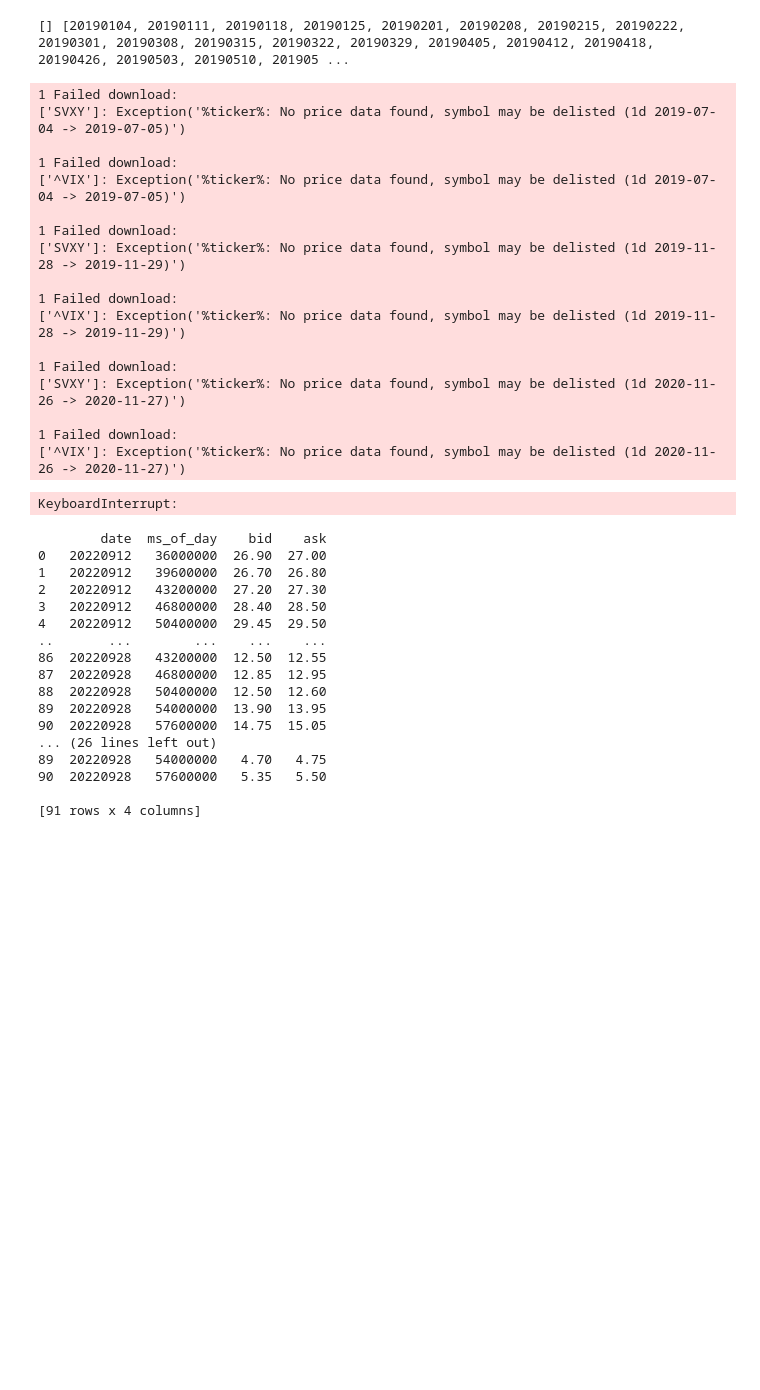
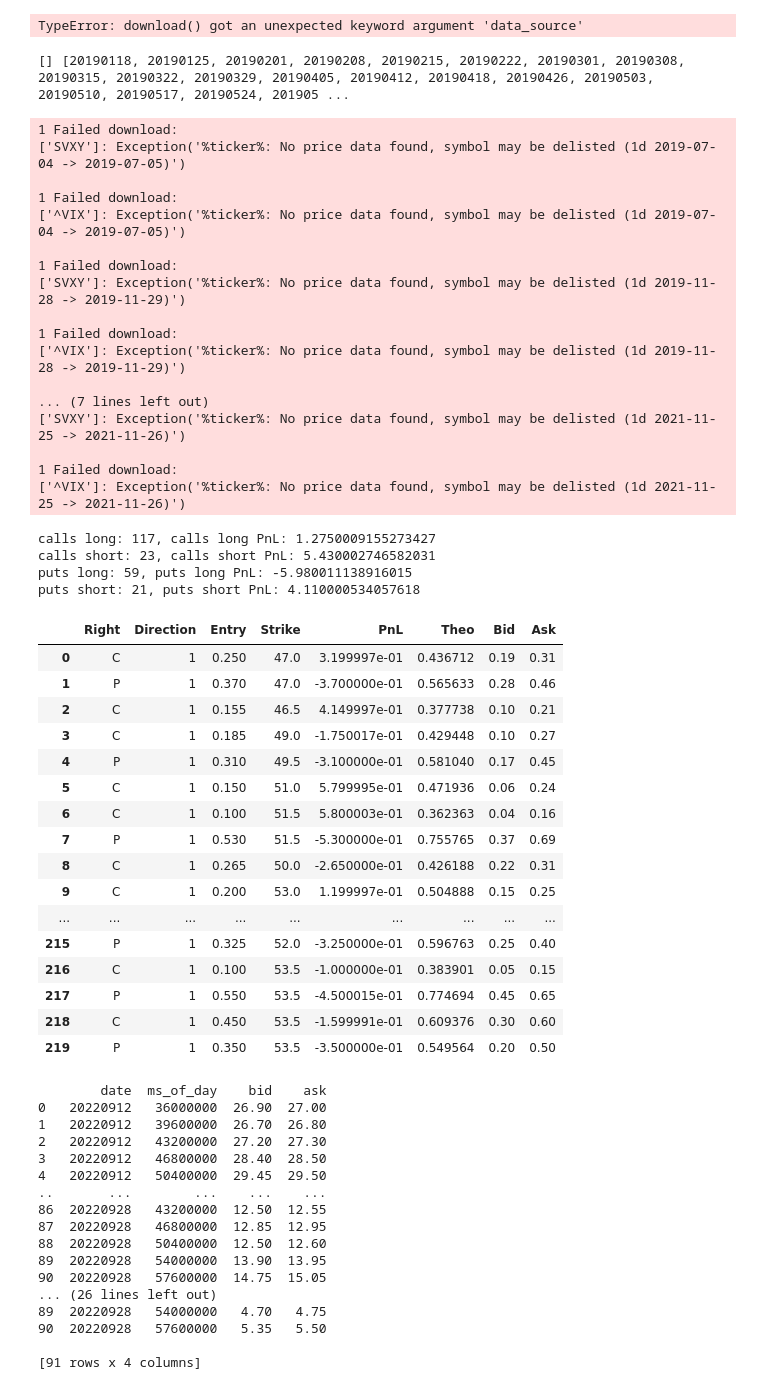
Before and after one commit to xjonwang/gt-trading-club-vix-skew, a Jupyter notebook: roots.ipynb, the cells around one changed output. Cells and saved outputs as stored; diff of their text form; code cells hidden in the pictures; blank space fills up the shorter version.

```diff
--- a/roots.ipynb
+++ b/roots.ipynb
@@ -18,3 +18,6 @@ import matplotlib.pyplot as plt
 
 import warnings
 warnings.filterwarnings("ignore")
+
+pd.set_option('display.max_rows', None)
+pd.set_option('display.max_columns', None)
@@ -21,5 +32,5 @@ warnings.filterwarnings("ignore")
 # %%
-url = 'http://127.0.0.1:25510/v2/list/roots?sec=STOCK'
+url = 'http://127.0.0.1:25510/v2/list/roots/option'
 headers = {'Accept': 'application/json'}
 
 response = requests.get(url, headers=headers)
@@ -53,7 +63,7 @@ class Right(Enum):
 # %%
 class ThetaDataAPI:
     def __init__(self):
-        self.base_url = 'http://127.0.0.1:25510/'
+        self.base_url = 'http://127.0.0.1:25510/v2/'
 
     def _get_req(self, url: str, headers: dict, params: dict=None):
         response = requests.get(url, headers=headers, params=params)
@@ -517,3 +555,8 @@ gmm = GMM(root="SVXY", start_date=dt.date(2013, 1, 1))
+# %%
+stock = pdr.DataReader('AAPL', data_source='yahoo', start='2001-01-01', end='2023-01-12')
+stock.earnings_dates
+# %% [output]
+TypeError: download() got an unexpected keyword argument 'data_source'
 # %%
 class Engine:
     def __init__(self, root: str, start_date: dt.date):
@@ -528,25 +571,28 @@ class Engine:
         self.trades = []
         self.spot_price = pdr.get_data_yahoo([root], start_date, dt.date.today(), progress=False)['Adj Close']
 
-    def pnl_option_to_expiry(self, entry: float, strike: float, exp: dt.date, right: Right, direction: int):
+    def pnl_option_to_expiry(self, entry: float, strike: float, exp: dt.date, right: Right, direction: int, theo: float, bid: float, ask: float):
         """
         Update backtest PnL with new option held-to-expiry trade
         """
-        self.trades.append([right.value, direction, entry, strike, self.spot_price[exp.strftime('%Y-%m-%d')]])
         if right==right.CALL:
             if direction==1:
                 self.calls_long += 1
                 self.calls_long_pnl += max(self.spot_price[exp.strftime("%Y-%m-%d")] - strike, 0) - entry
+                self.trades.append([right.value, direction, entry, strike, max(self.spot_price[exp.strftime("%Y-%m-%d")] - strike, 0) - entry, theo, bid, ask])
             else:
                 self.calls_short += 1
                 self.calls_short_pnl += entry - max(self.spot_price[exp.strftime("%Y-%m-%d")] - strike, 0)
+                self.trades.append([right.value, direction, entry, strike, entry - max(self.spot_price[exp.strftime("%Y-%m-%d")] - strike, 0), theo, bid, ask])
         else:
             if direction==1:
                 self.puts_long += 1
                 self.puts_long_pnl += max(strike - self.spot_price[exp.strftime("%Y-%m-%d")], 0) - entry
+                self.trades.append([right.value, direction, entry, strike, max(strike - self.spot_price[exp.strftime("%Y-%m-%d")], 0) - entry, theo, bid, ask])
             else:
                 self.puts_short += 1
                 self.puts_short_pnl += entry - max(strike - self.spot_price[exp.strftime("%Y-%m-%d")], 0)
+                self.trades.append([right.value, direction, entry, strike, entry - max(strike - self.spot_price[exp.strftime("%Y-%m-%d")], 0), theo, bid, ask])
 
     def print_pnl(self):
         print(f"calls long: {self.calls_long}, calls long PnL: {self.calls_long_pnl}")
@@ -555,7 +601,7 @@ class Engine:
         print(f"puts short: {self.puts_short}, puts short PnL: {self.puts_short_pnl}")
 
     def get_trades(self):
-        return pd.DataFrame(self.trades, columns=["Right", "Direction", "Entry", "Strike", "Spot at Expiry"])
+        return pd.DataFrame(self.trades, columns=["Right", "Direction", "Entry", "Strike", "PnL", "Theo", "Bid", "Ask"])
 # %%
 # backtesting framework - SVIX and SVXY
 flag = False
@@ -606,44 +652,66 @@ for exp, start_date in zip(svxy_expirations, svxy_start_dates):
         chain_put = wrapper_client.get_chain_over_time(root="SVXY", exp=exp, strike=strike_price, right=Right.PUT, ivl=3600000, start_date=start_date, end_date=start_date)
     except:
         continue
 
     last_call = chain_call.iloc[-1]
     last_put = chain_put.iloc[-1]
 
-    call_signal = svxy_model.signal(strike=K, spot=spot_price, bid=last_call["bid"], ask=last_call["ask"], right=Right.CALL, spot_vix=spot_vix)
-    put_signal = svxy_model.signal(strike=K, spot=spot_price, bid=last_put["bid"], ask=last_put["ask"], right=Right.PUT, spot_vix=spot_vix)
+    call_signal, call_theo = svxy_model.signal(strike=K, spot=spot_price, bid=last_call["bid"], ask=last_call["ask"], right=Right.CALL)
+    put_signal, put_theo = svxy_model.signal(strike=K, spot=spot_price, bid=last_put["bid"], ask=last_put["ask"], right=Right.PUT)
+    call_mid = (last_call["ask"] + last_call["bid"]) / 2
+    put_mid = (last_put["ask"] + last_put["bid"]) / 2
     if flag: print(f"SVXY {exp} {strike_price} {call_signal} {put_signal}")
     if call_signal == 1:
-        engine.pnl_option_to_expiry(entry=last_call["ask"], strike=K, exp=exp_datetime, right=Right.CALL, direction=1)
+        engine.pnl_option_to_expiry(entry=call_mid, strike=K, exp=exp_datetime, right=Right.CALL, direction=1, theo=call_theo, bid=last_call["bid"], ask=last_call["ask"])
     elif call_signal == -1:
-        engine.pnl_option_to_expiry(entry=last_call["bid"], strike=K, exp=exp_datetime, right=Right.CALL, direction=-1)
+        engine.pnl_option_to_expiry(entry=call_mid, strike=K, exp=exp_datetime, right=Right.CALL, direction=-1, theo=call_theo, bid=last_call["bid"], ask=last_call["ask"])
     if put_signal == 1:
-        engine.pnl_option_to_expiry(entry=last_put["ask"], strike=K, exp=exp_datetime, right=Right.PUT, direction=1)
+        engine.pnl_option_to_expiry(entry=put_mid, strike=K, exp=exp_datetime, right=Right.PUT, direction=1, theo=put_theo, bid=last_put["bid"], ask=last_put["ask"])
     elif put_signal == -1:
-        engine.pnl_option_to_expiry(entry=last_put["bid"], strike=K, exp=exp_datetime, right=Right.PUT, direction=-1)
+        engine.pnl_option_to_expiry(entry=put_mid, strike=K, exp=exp_datetime, right=Right.PUT, direction=-1, theo=put_theo, bid=last_put["bid"], ask=last_put["ask"])
 
 engine.print_pnl()
 engine.get_trades()
 # %% [output]
-[] [20190104, 20190111, 20190118, 20190125, 20190201, 20190208, 20190215, 20190222, 20190301, 20190308, 20190315, 20190322, 20190329, 20190405, 20190412, 20190418, 20190426, 20190503, 20190510, 201905 ...
+[] [20190118, 20190125, 20190201, 20190208, 20190215, 20190222, 20190301, 20190308, 20190315, 20190322, 20190329, 20190405, 20190412, 20190418, 20190426, 20190503, 20190510, 20190517, 20190524, 201905 ...
 1 Failed download:
 ['SVXY']: Exception('%ticker%: No price data found, symbol may be delisted (1d 2019-07-04 -> 2019-07-05)')
 
 1 Failed download:
 ['^VIX']: Exception('%ticker%: No price data found, symbol may be delisted (1d 2019-07-04 -> 2019-07-05)')
 
 1 Failed download:
 ['SVXY']: Exception('%ticker%: No price data found, symbol may be delisted (1d 2019-11-28 -> 2019-11-29)')
 
 1 Failed download:
 ['^VIX']: Exception('%ticker%: No price data found, symbol may be delisted (1d 2019-11-28 -> 2019-11-29)')
 
-1 Failed download:
-['SVXY']: Exception('%ticker%: No price data found, symbol may be delisted (1d 2020-11-26 -> 2020-11-27)')
+... (7 lines left out)
+['SVXY']: Exception('%ticker%: No price data found, symbol may be delisted (1d 2021-11-25 -> 2021-11-26)')
 
 1 Failed download:
-['^VIX']: Exception('%ticker%: No price data found, symbol may be delisted (1d 2020-11-26 -> 2020-11-27)')
+['^VIX']: Exception('%ticker%: No price data found, symbol may be delisted (1d 2021-11-25 -> 2021-11-26)')
-KeyboardInterrupt:
+calls long: 117, calls long PnL: 1.2750009155273427
+calls short: 23, calls short PnL: 5.430002746582031
+puts long: 59, puts long PnL: -5.980011138916015
+puts short: 21, puts short PnL: 4.110000534057618
+|  | Right | Direction | Entry | Strike | PnL | Theo | Bid | Ask |
+| 0 | C | 1 | 0.250 | 47.0 | 3.199997e-01 | 0.436712 | 0.19 | 0.31 |
+| 1 | P | 1 | 0.370 | 47.0 | -3.700000e-01 | 0.565633 | 0.28 | 0.46 |
+| 2 | C | 1 | 0.155 | 46.5 | 4.149997e-01 | 0.377738 | 0.10 | 0.21 |
+| 3 | C | 1 | 0.185 | 49.0 | -1.750017e-01 | 0.429448 | 0.10 | 0.27 |
+| 4 | P | 1 | 0.310 | 49.5 | -3.100000e-01 | 0.581040 | 0.17 | 0.45 |
+| 5 | C | 1 | 0.150 | 51.0 | 5.799995e-01 | 0.471936 | 0.06 | 0.24 |
+| 6 | C | 1 | 0.100 | 51.5 | 5.800003e-01 | 0.362363 | 0.04 | 0.16 |
+| 7 | P | 1 | 0.530 | 51.5 | -5.300000e-01 | 0.755765 | 0.37 | 0.69 |
+| 8 | C | 1 | 0.265 | 50.0 | -2.650000e-01 | 0.426188 | 0.22 | 0.31 |
+| 9 | C | 1 | 0.200 | 53.0 | 1.199997e-01 | 0.504888 | 0.15 | 0.25 |
+| ... | ... | ... | ... | ... | ... | ... | ... | ... |
+| 215 | P | 1 | 0.325 | 52.0 | -3.250000e-01 | 0.596763 | 0.25 | 0.40 |
+| 216 | C | 1 | 0.100 | 53.5 | -1.000000e-01 | 0.383901 | 0.05 | 0.15 |
+| 217 | P | 1 | 0.550 | 53.5 | -4.500015e-01 | 0.774694 | 0.45 | 0.65 |
+| 218 | C | 1 | 0.450 | 53.5 | -1.599991e-01 | 0.609376 | 0.30 | 0.60 |
+| 219 | P | 1 | 0.350 | 53.5 | -3.500000e-01 | 0.549564 | 0.20 | 0.50 |
 # %%
 """
 Base KDE (Scott's Rule) stats
```
Also changed, not shown: parts of 7 cells of this notebook, 5 other files.
